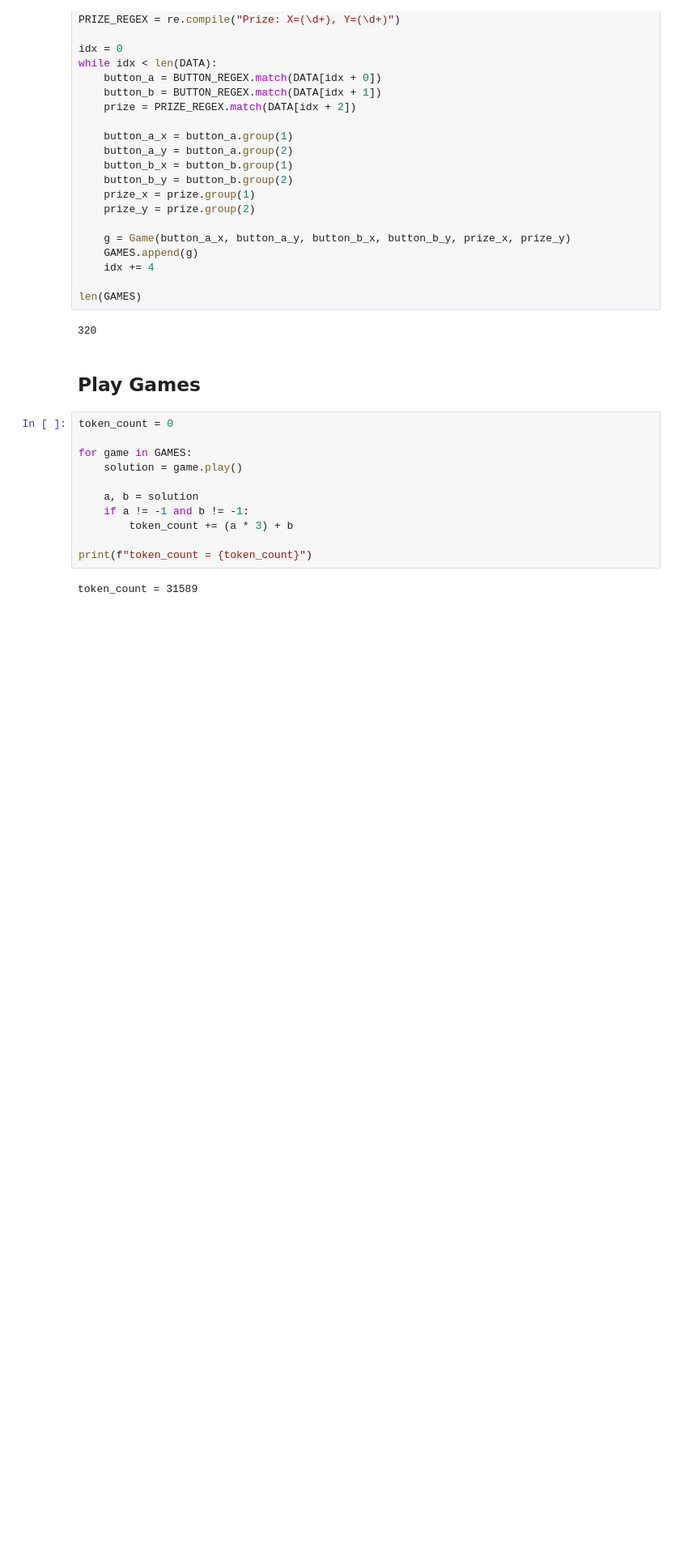
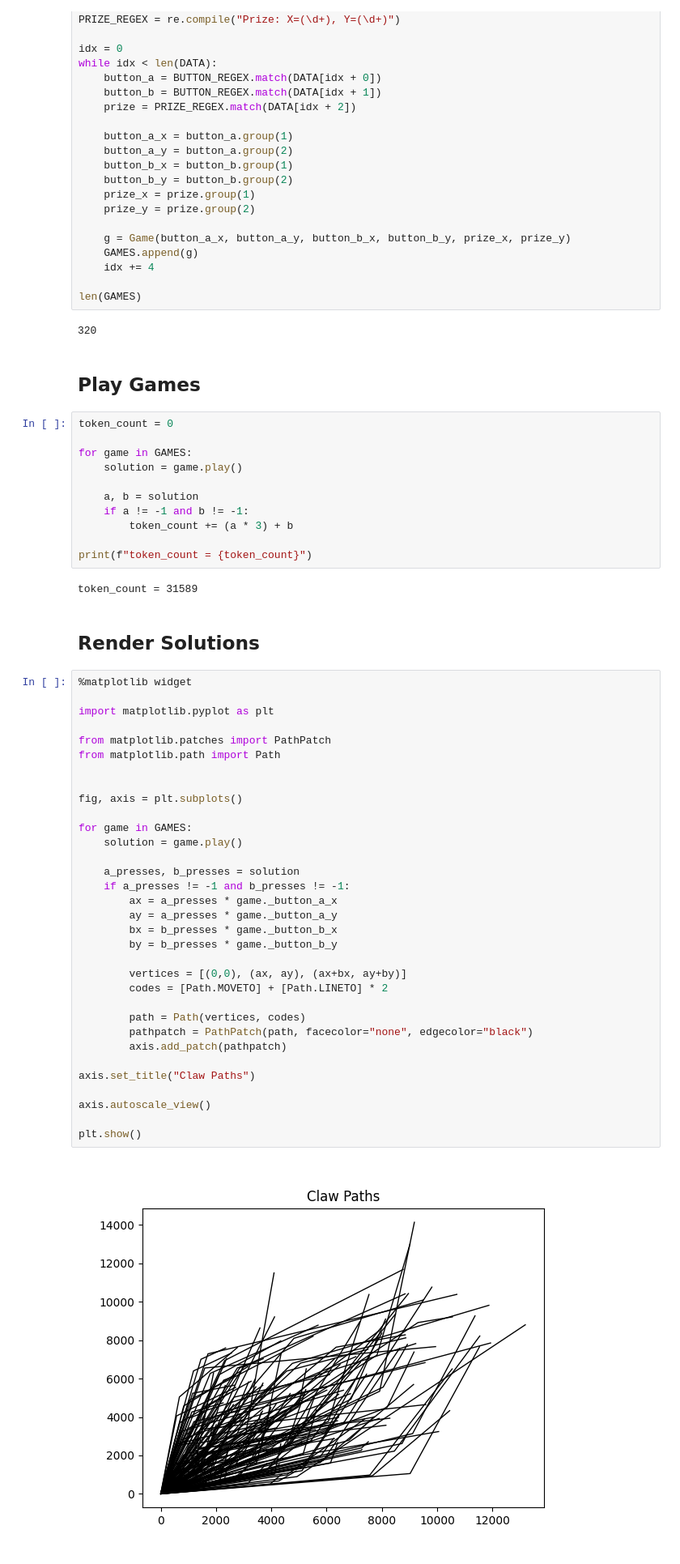
Before and after one commit to rgtodd/aoc2024, a Jupyter notebook: Day 13 Problem 1.ipynb, the cells around one changed output. Shown: that part at 81% size. Drawn from its saved outputs; the diff is of its cells as text; blank space fills up the shorter version.

Commit message:
Render Solutions

```diff
--- a/Day 13 Problem 1.ipynb
+++ b/Day 13 Problem 1.ipynb
@@ -111,3 +111,40 @@ for game in GAMES:
 print(f"token_count = {token_count}")
 # %% [output]
 token_count = 31589
+# %% [markdown]
+## Render Solutions
+# %%
+%matplotlib widget
+
+import matplotlib.pyplot as plt
+
+from matplotlib.patches import PathPatch
+from matplotlib.path import Path
+
+
+fig, axis = plt.subplots()
+
+for game in GAMES:
+    solution = game.play()
+
+    a_presses, b_presses = solution
+    if a_presses != -1 and b_presses != -1:
+        ax = a_presses * game._button_a_x
+        ay = a_presses * game._button_a_y
+        bx = b_presses * game._button_b_x
+        by = b_presses * game._button_b_y
+
+        vertices = [(0,0), (ax, ay), (ax+bx, ay+by)]
+        codes = [Path.MOVETO] + [Path.LINETO] * 2
+
+        path = Path(vertices, codes)
+        pathpatch = PathPatch(path, facecolor="none", edgecolor="black")
+        axis.add_patch(pathpatch)
+
+axis.set_title("Claw Paths")
+
+axis.autoscale_view()
+
+plt.show()
+# %% [output]
+[figure, added]
```
Also changed, not shown: 1 other file.
